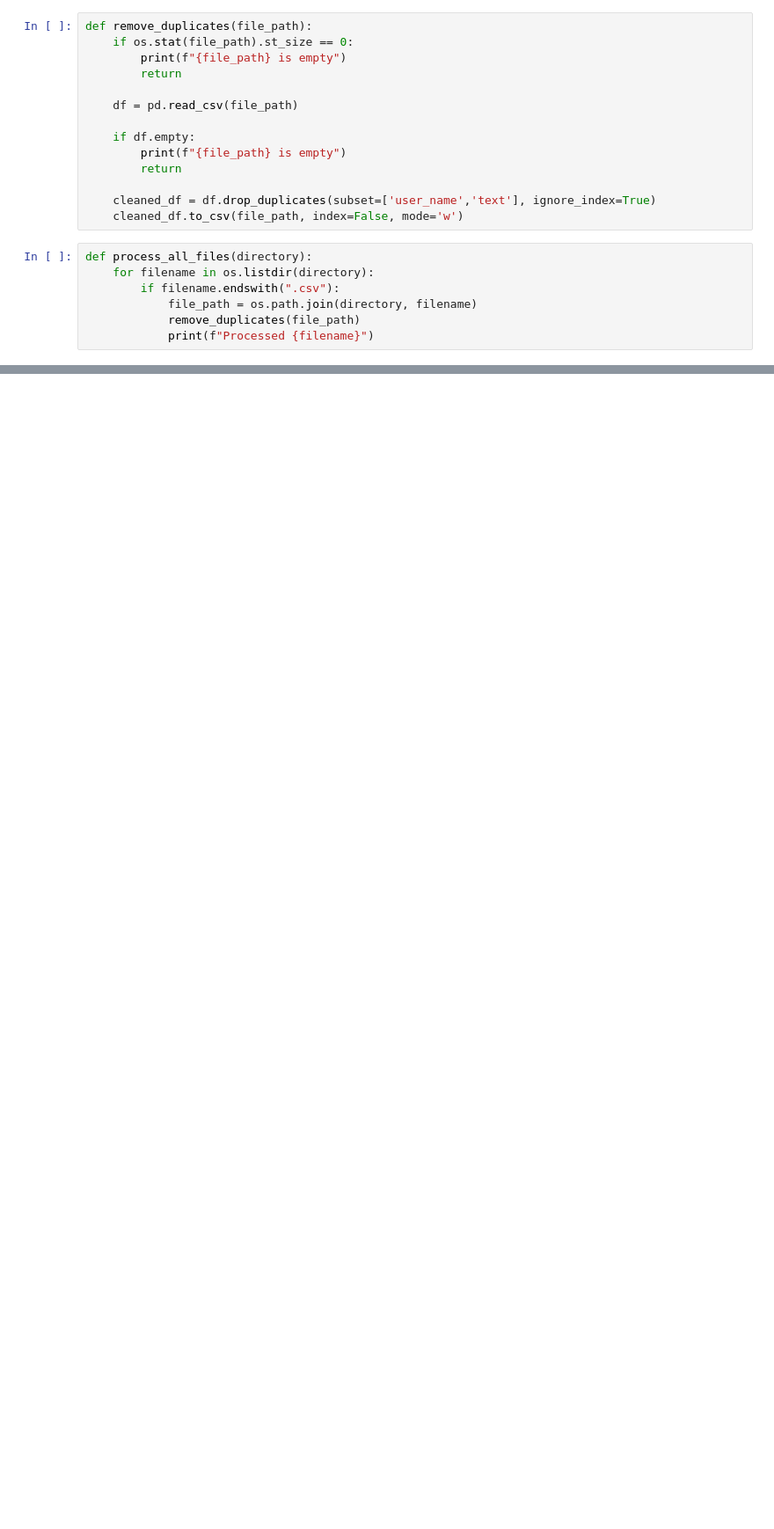
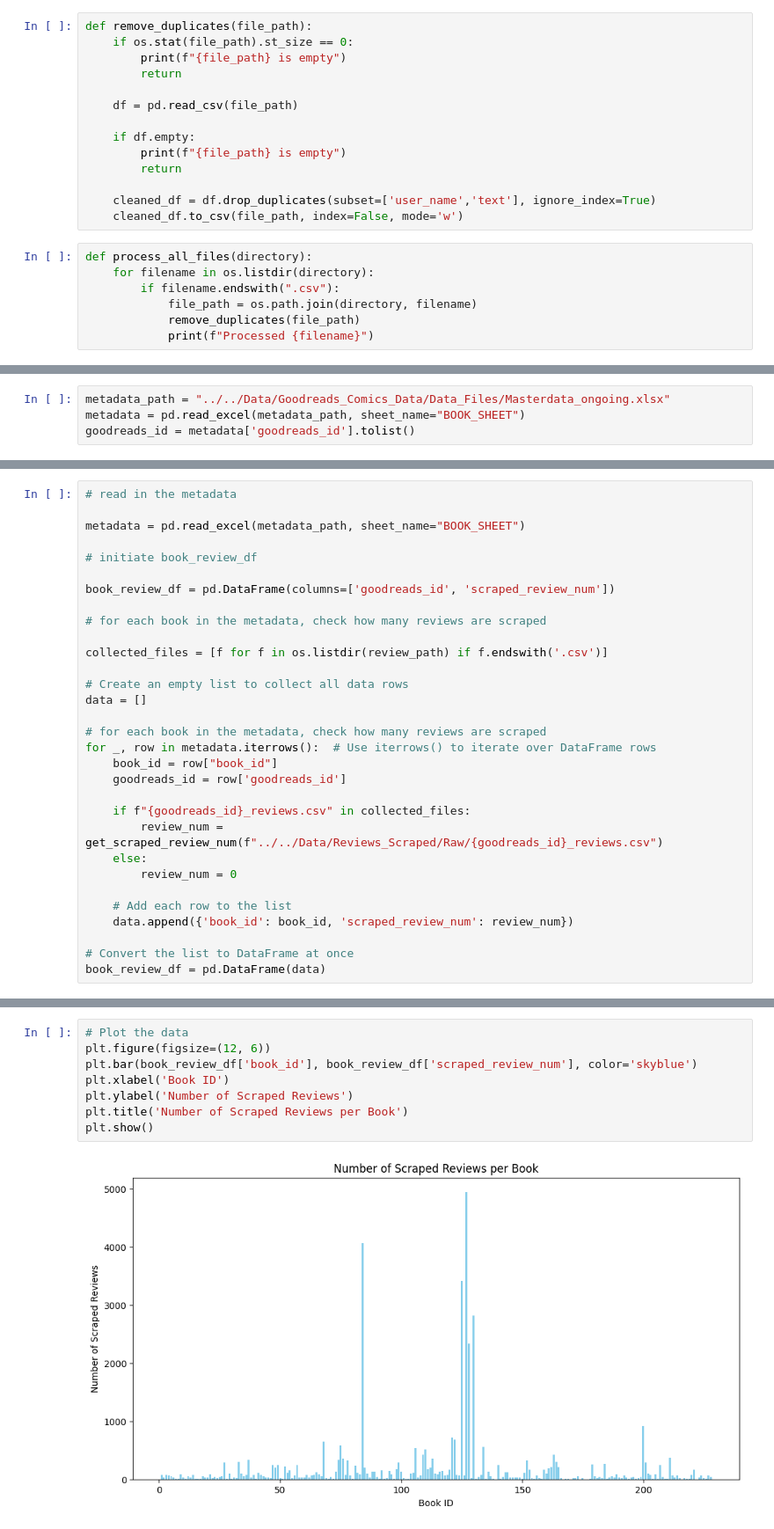
Before and after one commit to OdessyLiu/Modernist_Remediation, a Jupyter notebook: Analysis/Scraper/RM_review_cleaning_duplicates.ipynb, the cells around one changed output, grey strips where cells are left out. Shown at 88% size. Cells and saved outputs as stored; diff of their text form; blank space fills up the shorter version.

Commit message:
review statistics

```diff
--- a/Analysis/Scraper/RM_review_cleaning_duplicates.ipynb
+++ b/Analysis/Scraper/RM_review_cleaning_duplicates.ipynb
@@ -45,0 +33,4 @@ Processed 12179682-castro_reviews.csv
+# %%
+metadata_path = "../../Data/Goodreads_Comics_Data/Data_Files/Masterdata_ongoing.xlsx"
+metadata = pd.read_excel(metadata_path, sheet_name="BOOK_SHEET")
+goodreads_id = metadata['goodreads_id'].tolist()
@@ -45,0 +84,31 @@ Processed 12179682-castro_reviews.csv
+# %%
+# read in the metadata
+
+metadata = pd.read_excel(metadata_path, sheet_name="BOOK_SHEET")
+
+# initiate book_review_df
+
+book_review_df = pd.DataFrame(columns=['goodreads_id', 'scraped_review_num'])
+
+# for each book in the metadata, check how many reviews are scraped
+
+collected_files = [f for f in os.listdir(review_path) if f.endswith('.csv')]
+
+# Create an empty list to collect all data rows
+data = []
+
+# for each book in the metadata, check how many reviews are scraped
+for _, row in metadata.iterrows():  # Use iterrows() to iterate over DataFrame rows
+    book_id = row["book_id"]
+    goodreads_id = row['goodreads_id']
+
+    if f"{goodreads_id}_reviews.csv" in collected_files:
+        review_num = get_scraped_review_num(f"../../Data/Reviews_Scraped/Raw/{goodreads_id}_reviews.csv")
+    else:
+        review_num = 0
+
+    # Add each row to the list
+    data.append({'book_id': book_id, 'scraped_review_num': review_num})
+
+# Convert the list to DataFrame at once
+book_review_df = pd.DataFrame(data)
@@ -45,0 +119,10 @@ Processed 12179682-castro_reviews.csv
+# %%
+# Plot the data
+plt.figure(figsize=(12, 6))
+plt.bar(book_review_df['book_id'], book_review_df['scraped_review_num'], color='skyblue')
+plt.xlabel('Book ID')
+plt.ylabel('Number of Scraped Reviews')
+plt.title('Number of Scraped Reviews per Book')
+plt.show()
+# %% [output]
+[figure, added]
```
Also changed, not shown: parts of 15 cells of this notebook, 3 other files.
